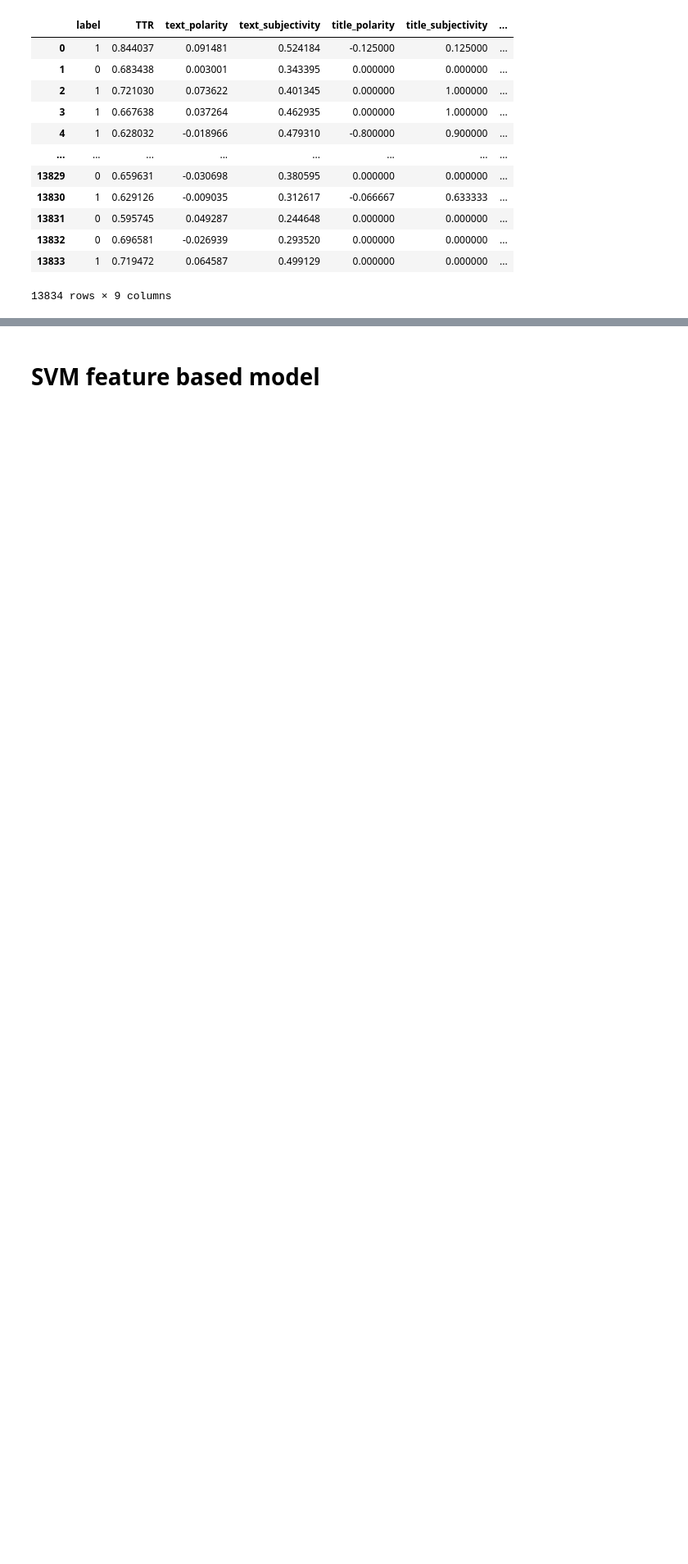
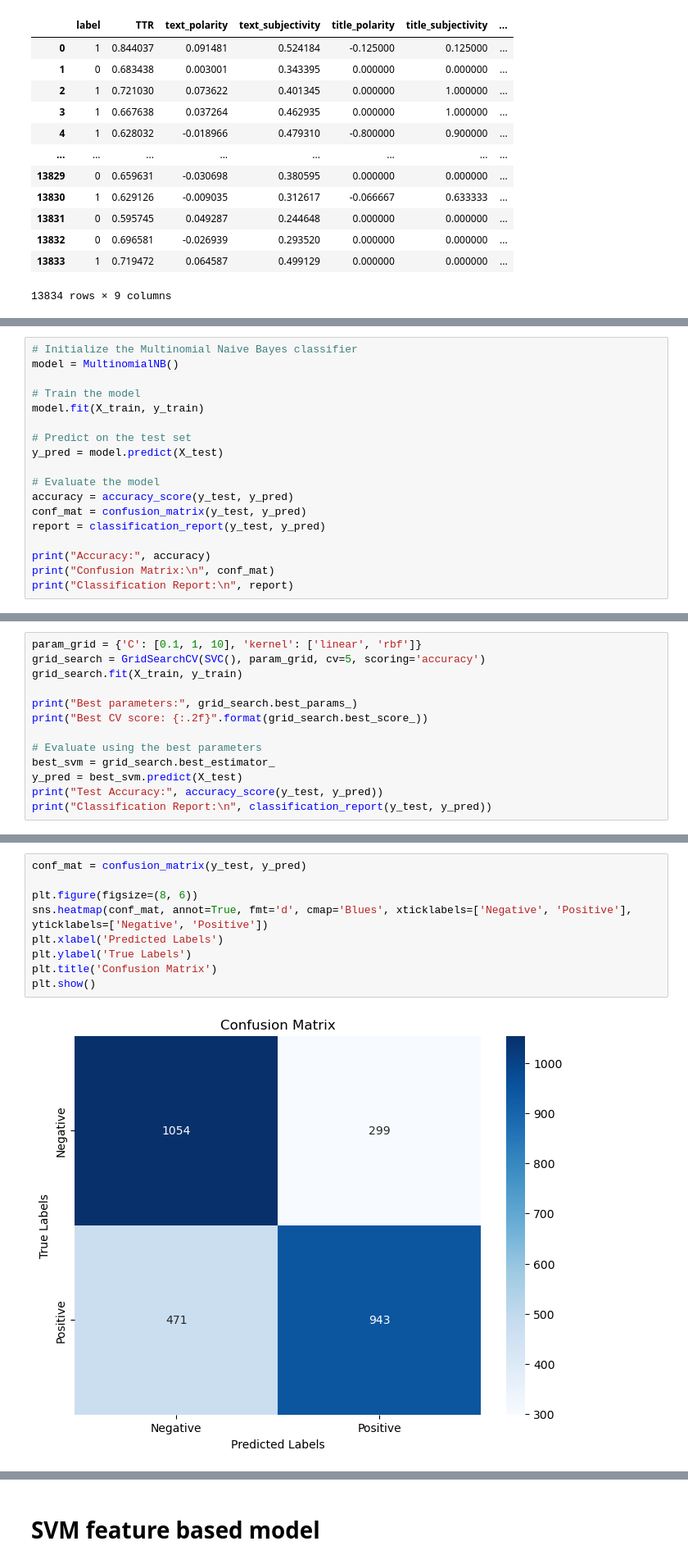
Before and after one commit to AndreasHaavik/FakeNews, a Jupyter notebook: featureModels.ipynb, the cells around one changed output, grey strips where cells are left out. Shown at 82% size. Saved outputs shown, nothing was run; the diff lists cells and outputs as text; blank space fills up the shorter version.

```diff
--- a/featureModels.ipynb
+++ b/featureModels.ipynb
@@ -40,0 +129,18 @@ dtype: object
+# %%
+# Initialize the Multinomial Naive Bayes classifier
+model = MultinomialNB()
+
+# Train the model
+model.fit(X_train, y_train)
+
+# Predict on the test set
+y_pred = model.predict(X_test)
+
+# Evaluate the model
+accuracy = accuracy_score(y_test, y_pred)
+conf_mat = confusion_matrix(y_test, y_pred)
+report = classification_report(y_test, y_pred)
+
+print("Accuracy:", accuracy)
+print("Confusion Matrix:\n", conf_mat)
+print("Classification Report:\n", report)
@@ -40,0 +163,13 @@ dtype: object
+# %%
+param_grid = {'C': [0.1, 1, 10], 'kernel': ['linear', 'rbf']}
+grid_search = GridSearchCV(SVC(), param_grid, cv=5, scoring='accuracy')
+grid_search.fit(X_train, y_train)
+
+print("Best parameters:", grid_search.best_params_)
+print("Best CV score: {:.2f}".format(grid_search.best_score_))
+
+# Evaluate using the best parameters
+best_svm = grid_search.best_estimator_
+y_pred = best_svm.predict(X_test)
+print("Test Accuracy:", accuracy_score(y_test, y_pred))
+print("Classification Report:\n", classification_report(y_test, y_pred))
@@ -40,0 +191,11 @@ dtype: object
+# %%
+conf_mat = confusion_matrix(y_test, y_pred)
+
+plt.figure(figsize=(8, 6))
+sns.heatmap(conf_mat, annot=True, fmt='d', cmap='Blues', xticklabels=['Negative', 'Positive'], yticklabels=['Negative', 'Positive'])
+plt.xlabel('Predicted Labels')
+plt.ylabel('True Labels')
+plt.title('Confusion Matrix')
+plt.show()
+# %% [output]
+[figure, added]
```
Also changed, not shown: parts of 28 cells of this notebook, 1 other file.
